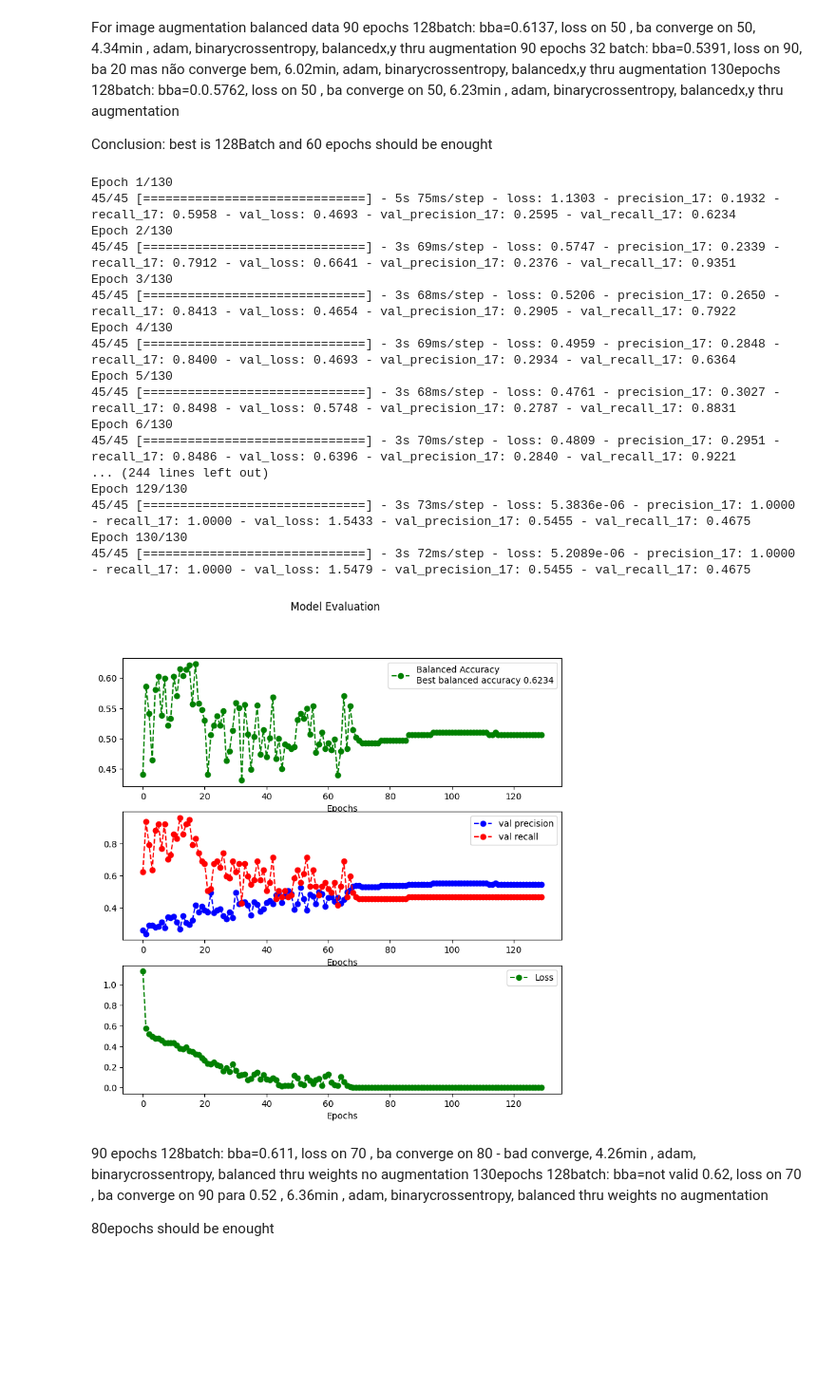
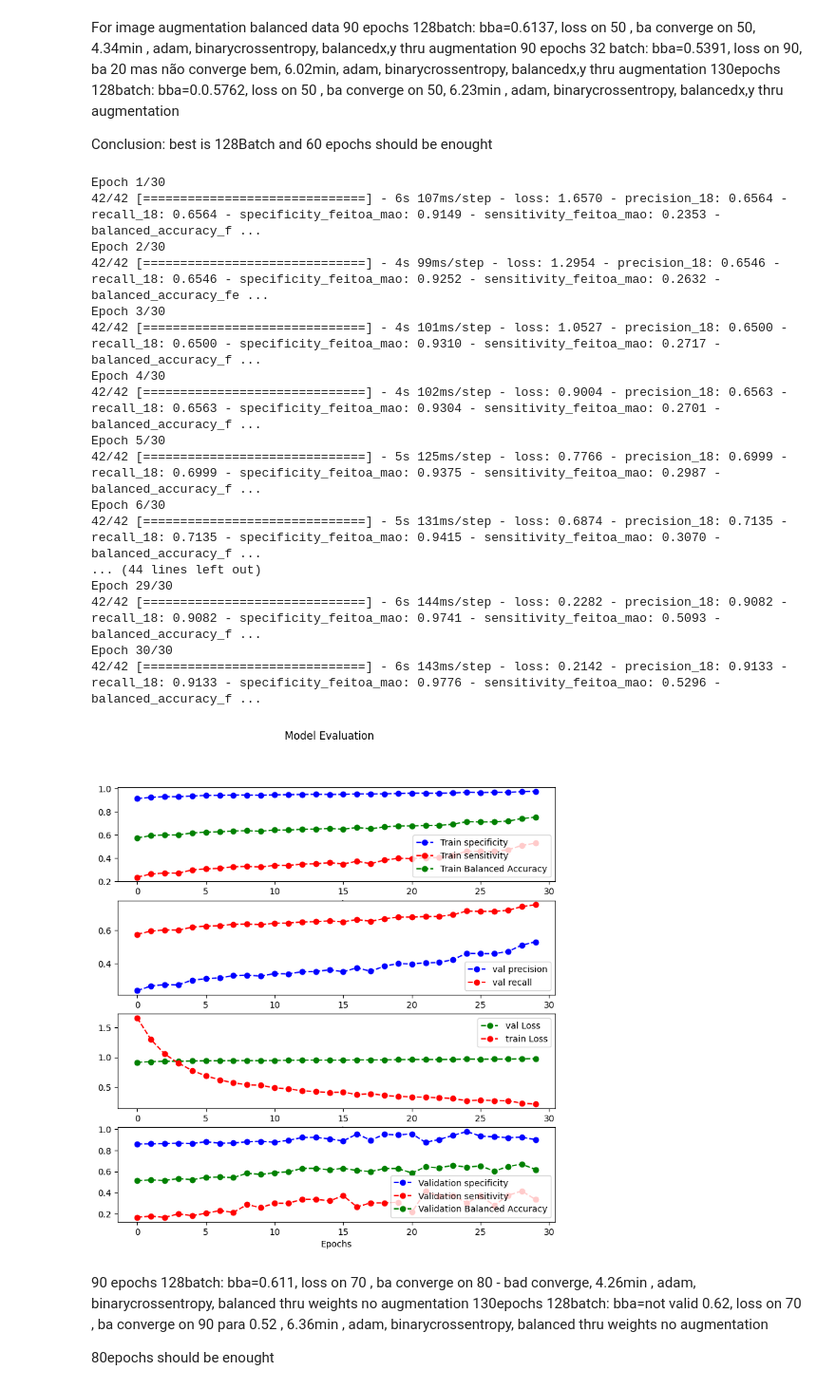
Before and after one commit to Dolfas/ML_Aaut, a Jupyter notebook: Task 5.1/ML_problem5.1 shortversion.ipynb, the cells around one changed output. Shown at 95% size. Saved outputs shown, nothing was run; the diff lists cells and outputs as text; code cells hidden in the pictures; blank space fills up the shorter version.

```diff
--- a/Task 5.1/ML_problem5.1 shortversion.ipynb
+++ b/Task 5.1/ML_problem5.1 shortversion.ipynb
@@ -162,26 +163,26 @@ Conclusion: best is 128Batch and 60 epochs should be enought
 # %%
 #create and run model without image augmentation balanced data, with class weight balance
 
-model_weighted, model_history_weighted = neural_defandTrain("adam", "binary_crossentropy" ,130,128,3,3, X_train, y_train, True)
+model_weighted, model_history_weighted = neural_defandTrain("adam", "categorical_crossentropy",30,128,4, X_train, y_train, True)
 # %% [output]
-Epoch 1/130
-45/45 [==============================] - 5s 75ms/step - loss: 1.1303 - precision_17: 0.1932 - recall_17: 0.5958 - val_loss: 0.4693 - val_precision_17: 0.2595 - val_recall_17: 0.6234
-Epoch 2/130
-45/45 [==============================] - 3s 69ms/step - loss: 0.5747 - precision_17: 0.2339 - recall_17: 0.7912 - val_loss: 0.6641 - val_precision_17: 0.2376 - val_recall_17: 0.9351
-Epoch 3/130
-45/45 [==============================] - 3s 68ms/step - loss: 0.5206 - precision_17: 0.2650 - recall_17: 0.8413 - val_loss: 0.4654 - val_precision_17: 0.2905 - val_recall_17: 0.7922
-Epoch 4/130
-45/45 [==============================] - 3s 69ms/step - loss: 0.4959 - precision_17: 0.2848 - recall_17: 0.8400 - val_loss: 0.4693 - val_precision_17: 0.2934 - val_recall_17: 0.6364
-Epoch 5/130
-45/45 [==============================] - 3s 68ms/step - loss: 0.4761 - precision_17: 0.3027 - recall_17: 0.8498 - val_loss: 0.5748 - val_precision_17: 0.2787 - val_recall_17: 0.8831
-Epoch 6/130
-45/45 [==============================] - 3s 70ms/step - loss: 0.4809 - precision_17: 0.2951 - recall_17: 0.8486 - val_loss: 0.6396 - val_precision_17: 0.2840 - val_recall_17: 0.9221
-... (244 lines left out)
-Epoch 129/130
-45/45 [==============================] - 3s 73ms/step - loss: 5.3836e-06 - precision_17: 1.0000 - recall_17: 1.0000 - val_loss: 1.5433 - val_precision_17: 0.5455 - val_recall_17: 0.4675
-Epoch 130/130
-45/45 [==============================] - 3s 72ms/step - loss: 5.2089e-06 - precision_17: 1.0000 - recall_17: 1.0000 - val_loss: 1.5479 - val_precision_17: 0.5455 - val_recall_17: 0.4675
+Epoch 1/30
+42/42 [==============================] - 6s 107ms/step - loss: 1.6570 - precision_18: 0.6564 - recall_18: 0.6564 - specificity_feitoa_mao: 0.9149 - sensitivity_feitoa_mao: 0.2353 - balanced_accuracy_f ...
+Epoch 2/30
+42/42 [==============================] - 4s 99ms/step - loss: 1.2954 - precision_18: 0.6546 - recall_18: 0.6546 - specificity_feitoa_mao: 0.9252 - sensitivity_feitoa_mao: 0.2632 - balanced_accuracy_fe ...
+Epoch 3/30
+42/42 [==============================] - 4s 101ms/step - loss: 1.0527 - precision_18: 0.6500 - recall_18: 0.6500 - specificity_feitoa_mao: 0.9310 - sensitivity_feitoa_mao: 0.2717 - balanced_accuracy_f ...
+Epoch 4/30
+42/42 [==============================] - 4s 102ms/step - loss: 0.9004 - precision_18: 0.6563 - recall_18: 0.6563 - specificity_feitoa_mao: 0.9304 - sensitivity_feitoa_mao: 0.2701 - balanced_accuracy_f ...
+Epoch 5/30
+42/42 [==============================] - 5s 125ms/step - loss: 0.7766 - precision_18: 0.6999 - recall_18: 0.6999 - specificity_feitoa_mao: 0.9375 - sensitivity_feitoa_mao: 0.2987 - balanced_accuracy_f ...
+Epoch 6/30
+42/42 [==============================] - 5s 131ms/step - loss: 0.6874 - precision_18: 0.7135 - recall_18: 0.7135 - specificity_feitoa_mao: 0.9415 - sensitivity_feitoa_mao: 0.3070 - balanced_accuracy_f ...
+... (44 lines left out)
+Epoch 29/30
+42/42 [==============================] - 6s 144ms/step - loss: 0.2282 - precision_18: 0.9082 - recall_18: 0.9082 - specificity_feitoa_mao: 0.9741 - sensitivity_feitoa_mao: 0.5093 - balanced_accuracy_f ...
+Epoch 30/30
+42/42 [==============================] - 6s 143ms/step - loss: 0.2142 - precision_18: 0.9133 - recall_18: 0.9133 - specificity_feitoa_mao: 0.9776 - sensitivity_feitoa_mao: 0.5296 - balanced_accuracy_f ...
-[figure, old version]
+[figure, new version]
 # %% [markdown]
 90 epochs 128batch: bba=0.611, loss on 70 , ba converge on 80 - bad converge, 4.26min , adam, binarycrossentropy, balanced thru weights no augmentation
 130epochs 128batch: bba=not valid 0.62, loss on 70 , ba converge on 90 para 0.52 , 6.36min , adam, binarycrossentropy, balanced thru weights no augmentation
```
Also changed, not shown: parts of 16 cells of this notebook, 13 other files.
